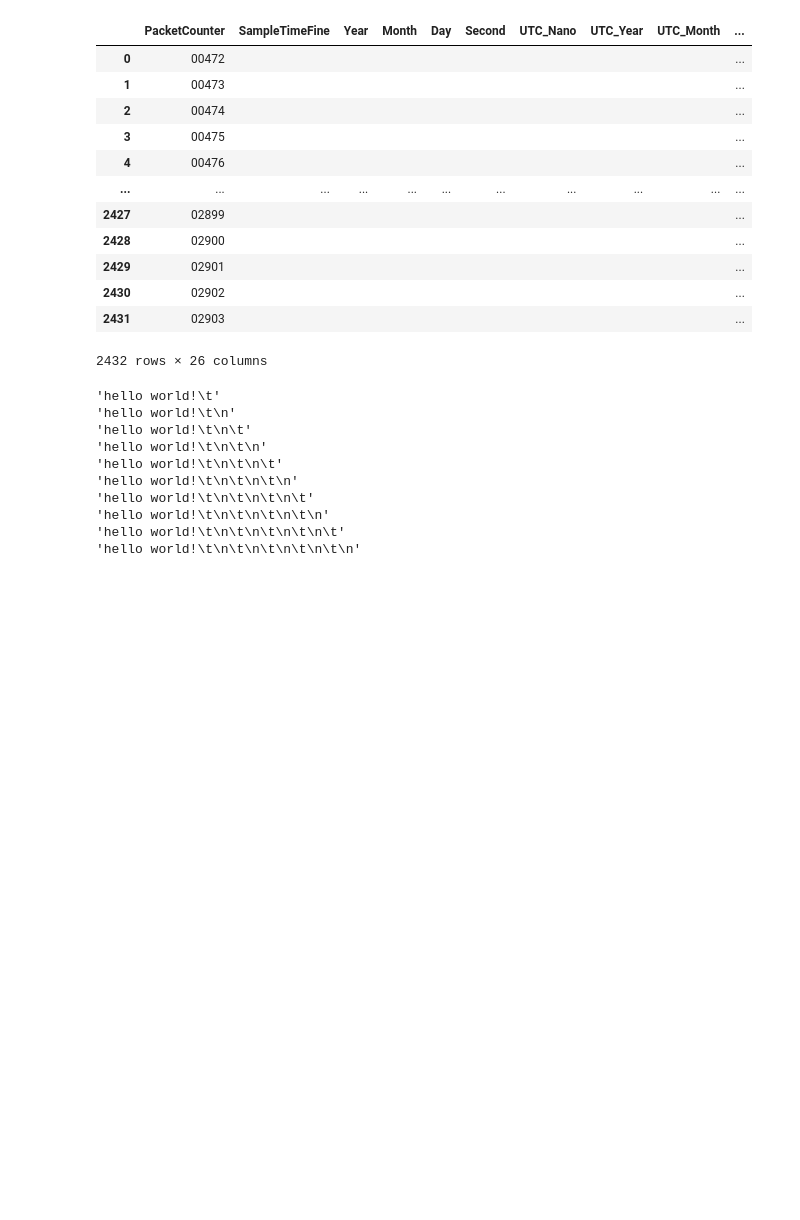
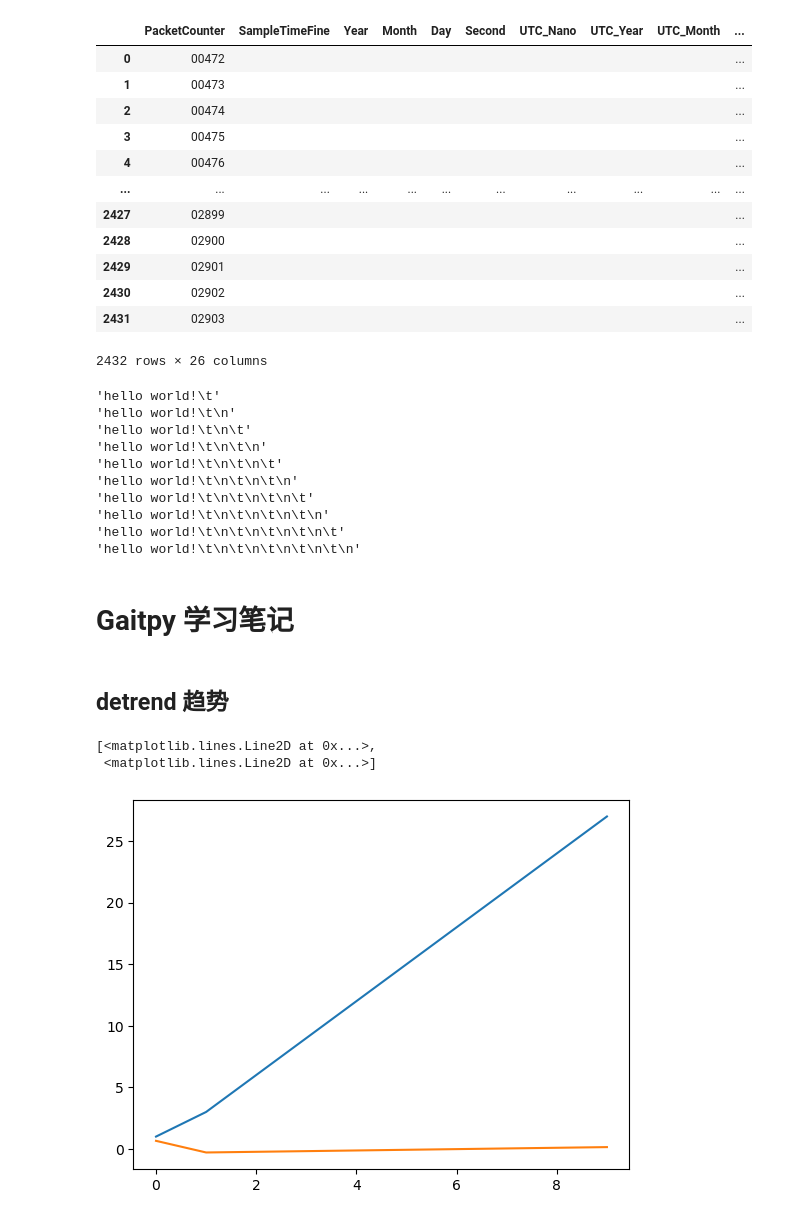
Before and after one commit to Allwillcome/--_----, a Jupyter notebook: Notes/20230416_PythonExercise.ipynb, the cells around one changed output. Cells and saved outputs as stored; diff of their text form; code cells hidden in the pictures; blank space fills up the shorter version.

Commit message:
学习 scipy detrend 函数的使用

```diff
--- a/Notes/20230416_PythonExercise.ipynb
+++ b/Notes/20230416_PythonExercise.ipynb
@@ -675,3 +675,19 @@ for i in range(10):
 'hello world!\t\n\t\n\t\n\t\n'
 'hello world!\t\n\t\n\t\n\t\n\t'
 'hello world!\t\n\t\n\t\n\t\n\t\n'
+# %% [markdown]
+# Gaitpy 学习笔记
+# %% [markdown]
+## detrend 趋势
+# %%
+import numpy as np
+from scipy import signal
+import matplotlib.pyplot as plt
+
+data = [1,3,6,9,12,15,18,21,24,27]
+detrended_data = signal.detrend(data)
+plt.plot(np.arange(0,len(data)),data,detrended_data)
+# %% [output]
+[<matplotlib.lines.Line2D at 0x...>,
+ <matplotlib.lines.Line2D at 0x...>]
+[figure, added]
```
